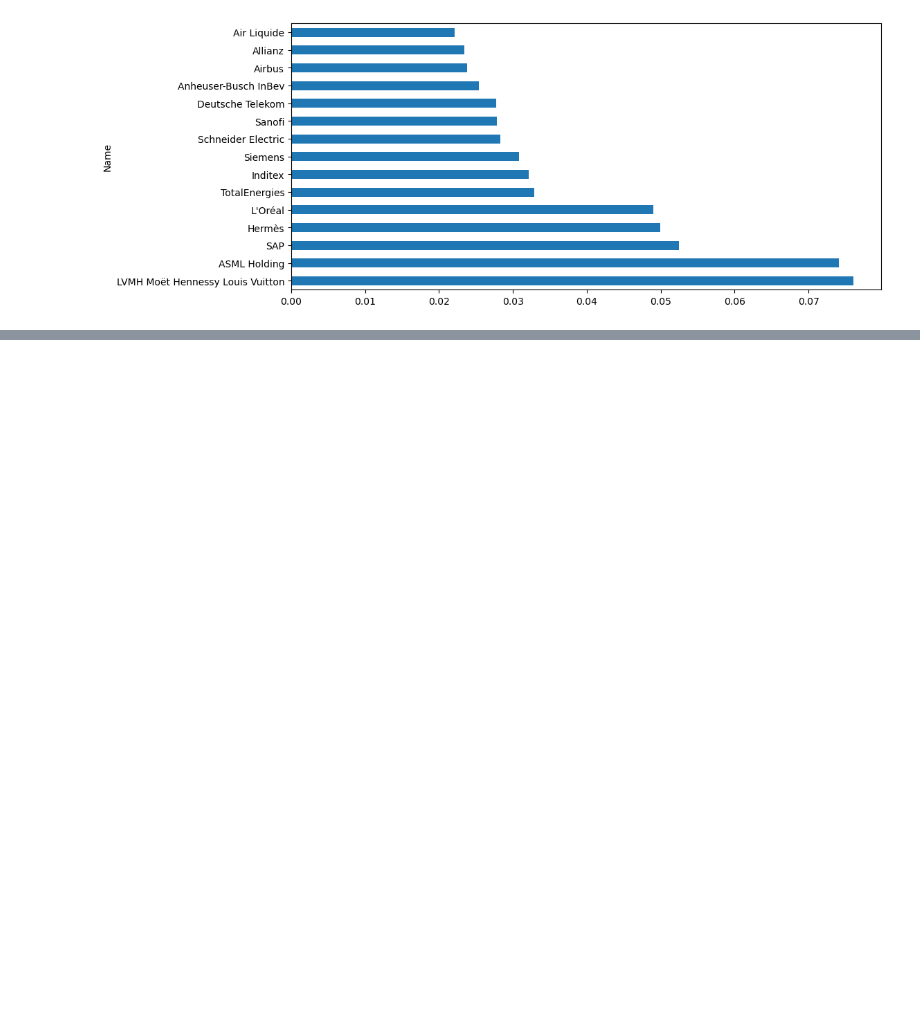
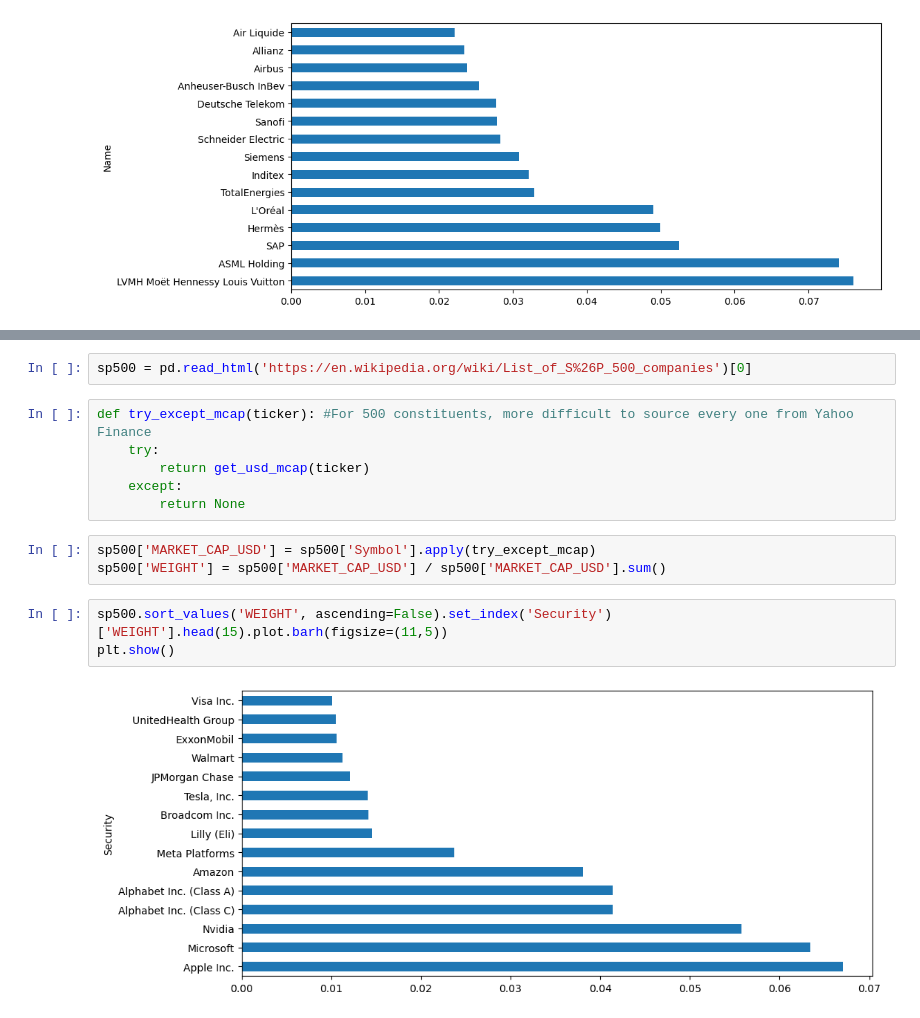
Before and after one commit to christianatanasov/algodisco, a Jupyter notebook: finance/index.ipynb, the cells around one changed output, grey strips where cells are left out. Saved outputs shown, nothing was run; the diff lists cells and outputs as text; blank space fills up the shorter version.

Commit message:
Index v2

```diff
--- a/finance/index.ipynb
+++ b/finance/index.ipynb
@@ -40,0 +65,16 @@ plt.show()
+# %%
+sp500 = pd.read_html('https://en.wikipedia.org/wiki/List_of_S%26P_500_companies')[0]
+# %%
+def try_except_mcap(ticker): #For 500 constituents, more difficult to source every one from Yahoo Finance
+    try:
+        return get_usd_mcap(ticker)
+    except:
+        return None
+# %%
+sp500['MARKET_CAP_USD'] = sp500['Symbol'].apply(try_except_mcap)
+sp500['WEIGHT'] = sp500['MARKET_CAP_USD'] / sp500['MARKET_CAP_USD'].sum()
+# %%
+sp500.sort_values('WEIGHT', ascending=False).set_index('Security')['WEIGHT'].head(15).plot.barh(figsize=(11,5))
+plt.show()
+# %% [output]
+[figure, added]
```
Also changed, not shown: parts of 8 cells of this notebook, 1 other file.
